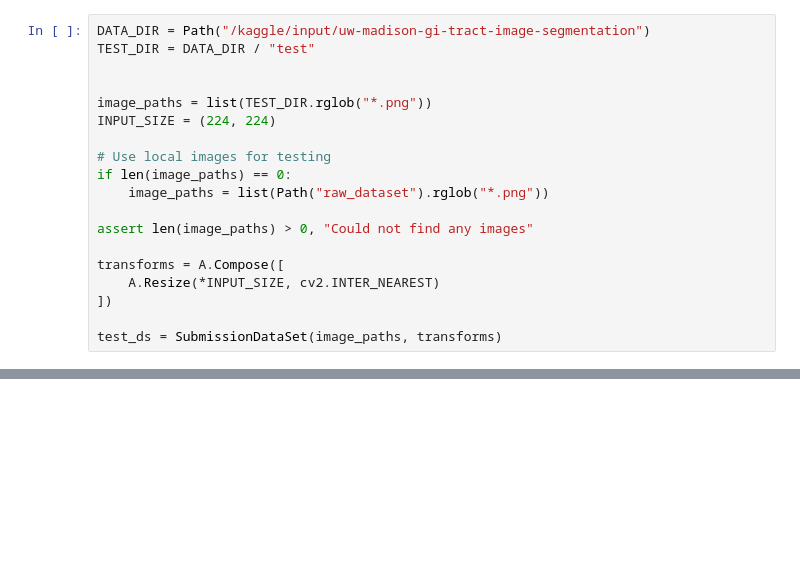
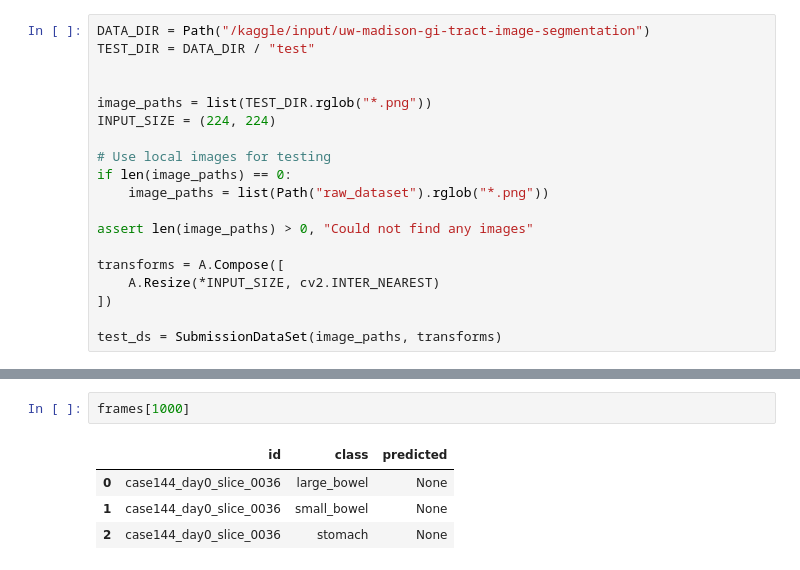
Before and after one commit to dogeplusplus/gi-tract, a Jupyter notebook: submission.ipynb, the cells around one changed output, grey strips where cells are left out. Saved outputs shown, nothing was run; the diff lists cells and outputs as text; blank space fills up the shorter version.

```diff
--- a/submission.ipynb
+++ b/submission.ipynb
@@ -151,0 +151,7 @@ sub
+# %%
+frames[1000]
+# %% [output]
+|  | id | class | predicted |
+| 0 | case144_day0_slice_0036 | large_bowel | None |
+| 1 | case144_day0_slice_0036 | small_bowel | None |
+| 2 | case144_day0_slice_0036 | stomach | None |
```
Also changed, not shown: parts of 3 cells of this notebook, 6 other files.
